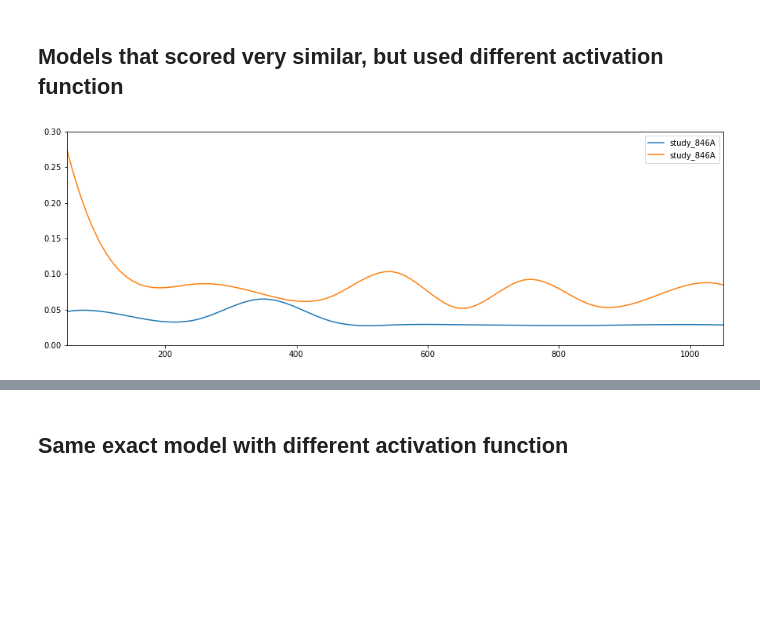
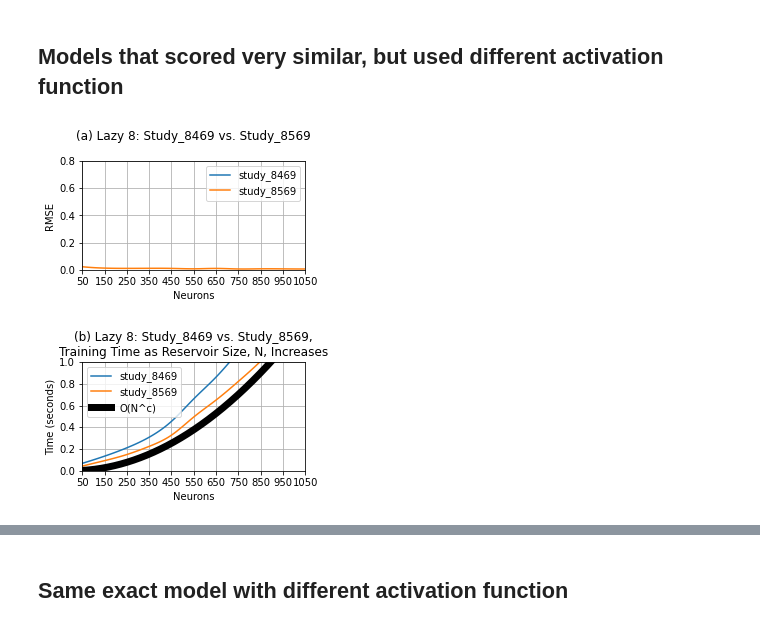
Before and after one commit to brooke-w/explore-esn, a Jupyter notebook: Lazy 8/Architecture Results Review.ipynb, the cells around one changed output, grey strips where cells are left out. Saved outputs shown, nothing was run; the diff lists cells and outputs as text; code cells hidden in the pictures; blank space fills up the shorter version.

```diff
--- a/Lazy 8/Architecture Results Review.ipynb
+++ b/Lazy 8/Architecture Results Review.ipynb
@@ -380,0 +461,6 @@ plotInfo3 = plotInfo3[[plotInfo30.columns[0], plotInfo30.columns[1], plotInfo30.
+# %%
+orderedStudies = pd.DataFrame()
+for i in plotInfo3Avg.index:
+    orderedStudies = pd.concat([orderedStudies, studies.loc[studies.iloc[:,0] == i]])
+orderedStudies = orderedStudies.reset_index(drop=True)
+orderedStudies.head(10)
@@ -395,0 +508,5 @@ plt.show()
+# %%
+for i in range (0,9):
+    print(orderedStudies.iloc[i,0])
+    print(orderedStudies.iloc[i,2].params)
+    print("\n")
@@ -395,0 +672,20 @@ plt.show()
+# %%
+#add to plot
+plt.figure(figsize=(15, 10))
+for col in range(0,plotInfo3TimePredict.shape[1]):
+    X_Y_Spline = make_interp_spline(x, plotInfo3TimePredict.iloc[:,col])
+    X_ = np.linspace(x.min(), x.max(), 100)
+    Y_ = X_Y_Spline(X_)
+    plt.plot(X_, Y_, label = plotInfo3TimePredict.columns[col])
+
+#n = np.arange(1,550)
+#orderOfN = (*n)+0.25
+#plt.plot(n,orderOfN,label='O(N)', color='#000000', linewidth=7)
+
+plt.legend(fontsize=12)
+plt.xlim([50,1300])
+plt.ylim([0,6])
+plt.xlabel('Neurons', fontsize=14)
+plt.ylabel('Time (seconds)', fontsize=14)
+plt.title('Lazy 8: Prediction Time as Reservoir Size, N, Increases: Top 9',fontsize=14)
+plt.show()
@@ -488,15 +812,48 @@ for i in range(2,4): #Select models for evaluation
+# %%
+plotInfo0 = plotInfo0.rename(columns={"1": "study_8469", "2": "study_8569"})
+plotInfo0TimeTrain = plotInfo0TimeTrain.rename(columns={"1": "study_8469", "2": "study_8569"})
+plotInfo0TimePredict = plotInfo0TimePredict.rename(columns={"1": "study_8469", "2": "study_8569"})
 # %%
 #add to plot
-plt.figure(figsize=(15, 5))
+plt.figure(figsize=(4, 2))
 for col in range(0,plotInfo0.shape[1]):
     X_Y_Spline = make_interp_spline(x, plotInfo0.iloc[:,col])
     X_ = np.linspace(x.min(), x.max(), 100)
     Y_ = X_Y_Spline(X_)
     plt.plot(X_, Y_, label = plotInfo0.columns[col])
 
 plt.legend()
 plt.xlim([50,1050])
-plt.ylim([0,0.3])
+plt.title('(a) Lazy 8: Study_8469 vs. Study_8569\n')
+plt.xlabel('Neurons')
+plt.ylabel('RMSE')
+plt.xticks(np.arange(50, 1050+1, 100))
+plt.ylim([0,0.8])
+plt.grid()
 plt.show()
 # %% [output]
-[figure, old version]
+[figure, new version]
+# %%
+#add to plot
+plt.figure(figsize=(4, 2))
+for col in range(0,plotInfo0TimeTrain.shape[1]):
+    X_Y_Spline = make_interp_spline(x, plotInfo0TimeTrain.iloc[:,col])
+    X_ = np.linspace(x.min(), x.max(), 100)
+    Y_ = X_Y_Spline(X_)
+    plt.plot(X_, Y_, label = plotInfo0TimeTrain.columns[col])
+
+n = np.arange(1,1050)
+exponential = 0.00000125*np.power(n,2)
+plt.plot(n,exponential,label='O(N^c)', color='#000000', linewidth=7)
+
+plt.legend()
+plt.xlim([50,1050])
+plt.ylim([0,1])
+plt.xlabel('Neurons')
+plt.xticks(np.arange(50, 1050+1, 100))
+plt.grid()
+plt.ylabel('Time (seconds)')
+plt.title('(b) Lazy 8: Study_8469 vs. Study_8569,\nTraining Time as Reservoir Size, N, Increases')
+plt.show()
+# %% [output]
+[figure, added]
```
Also changed, not shown: parts of 99 cells of this notebook, 54 other files.
